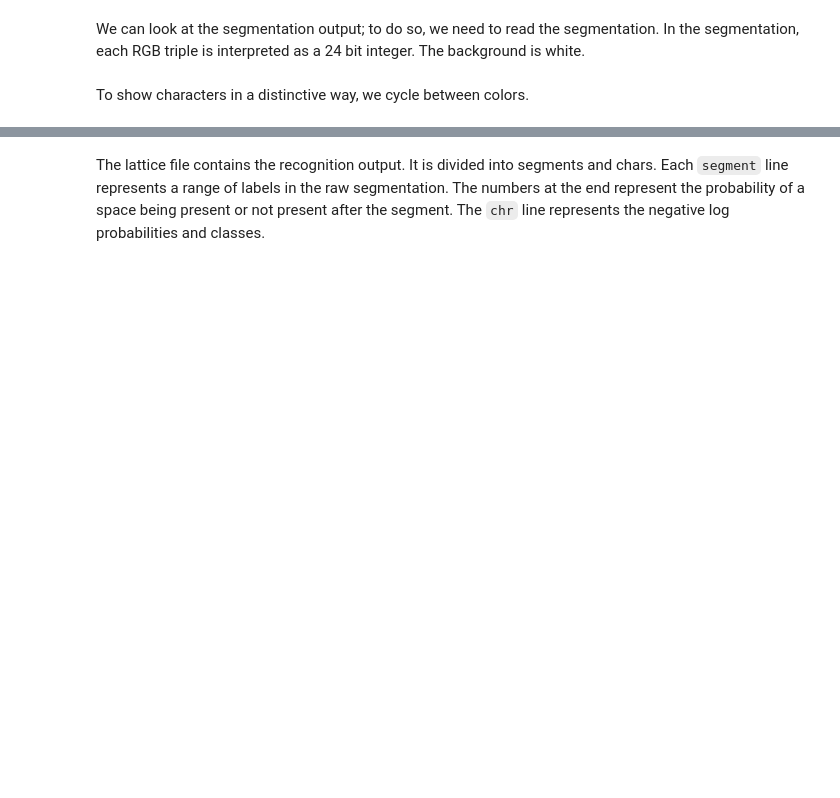
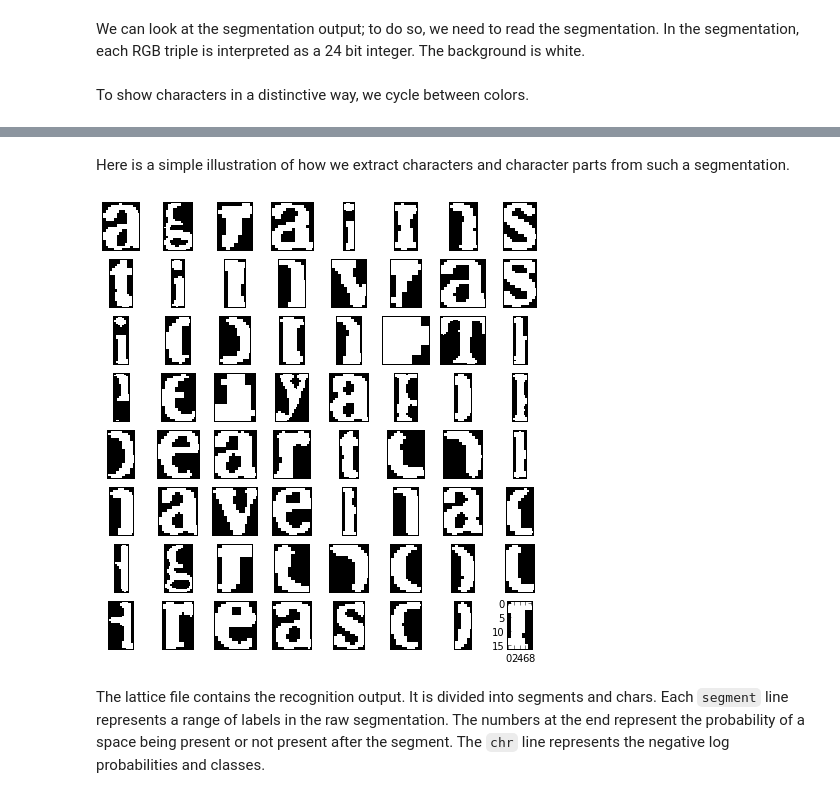
Before and after one commit to ocropus-archive/DUP-ocropy, a Jupyter notebook: Notebooks/ocropus-steps.ipynb, the cells around one changed output, grey strips where cells are left out. Drawn from its saved outputs; the diff is of its cells as text; code cells hidden in the pictures; blank space fills up the shorter version.

```diff
--- a/Notebooks/ocropus-steps.ipynb
+++ b/Notebooks/ocropus-steps.ipynb
@@ -170,6 +167,2 @@ def read_segmentation(f):
 # %% [markdown]
 To show characters in a distinctive way, we cycle between colors.
-# %%
-rseg = read_segmentation("0020_0022/010023.rseg.png")
-figsize(32,12)
-subplot(121); imshow((rseg>0)*(rseg%3+1),cmap=cm.gist_stern)
@@ -179,9 +168,0 @@ subplot(121); imshow((rseg>0)*(rseg%3+1),cmap=cm.gist_stern)
-# %%
-from scipy.ndimage import measurements
-chars = measurements.find_objects(rseg)
-figsize(8,8)
-for i,c in enumerate(chars[:64]):
-    gray()
-    subplot(8,8,i+1)
-    #imshow(rseg[c])
-    imshow(rseg[c]==i+1)
@@ -190,3 +174,14 @@ for i,c in enumerate(chars[:64]):
+# %% [markdown]
+Here is a simple illustration of how we extract characters and character
+parts from such a segmentation.
+# %%
+from scipy.ndimage import measurements
+charboxes = measurements.find_objects(rseg)
+chars = [rseg[bbox]==i+1 for i,bbox in enumerate(charboxes)]
+figsize(8,8)
+ocrolib.showgrid(chars[:64])
+# %% [output]
+[figure, added]
 # %% [markdown]
 The lattice file contains the recognition output.
 It is divided into segments and chars.
```
Also changed, not shown: parts of 27 cells of this notebook.
